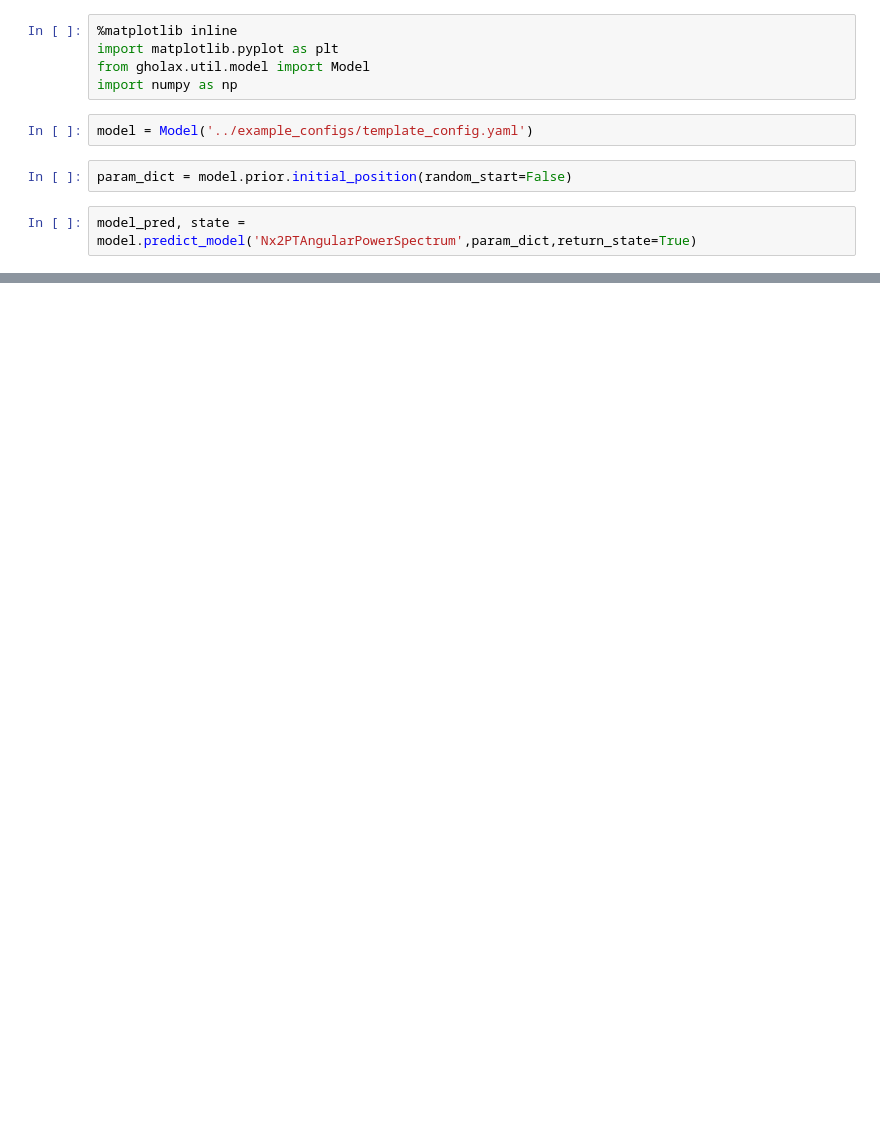
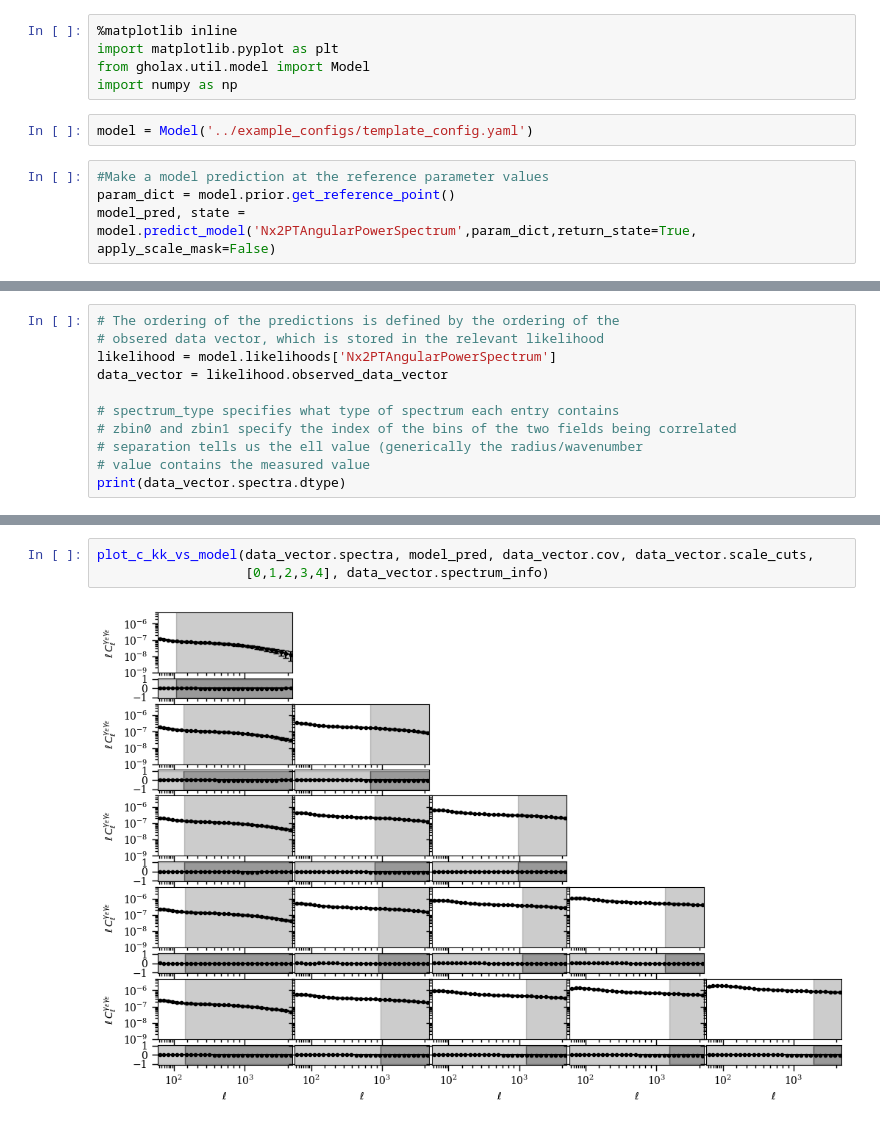
Before and after one commit to j-dr/gholax, a Jupyter notebook: examples/model_demo.ipynb, the cells around one changed output, grey strips where cells are left out. Saved outputs shown, nothing was run; the diff lists cells and outputs as text; blank space fills up the shorter version.

Commit message:
setup script and model demo updates

```diff
--- a/examples/model_demo.ipynb
+++ b/examples/model_demo.ipynb
@@ -6,6 +6,6 @@ import numpy as np
 # %%
 model = Model('../example_configs/template_config.yaml')
 # %%
-param_dict = model.prior.initial_position(random_start=False)
+#Make a model prediction at the reference parameter values
+param_dict = model.prior.get_reference_point()
+model_pred, state = model.predict_model('Nx2PTAngularPowerSpectrum',param_dict,return_state=True, apply_scale_mask=False)
-# %%
-model_pred, state = model.predict_model('Nx2PTAngularPowerSpectrum',param_dict,return_state=True)
@@ -16,0 +20,11 @@ plt.gcf().set_size_inches((10,10))
+# %%
+# The ordering of the predictions is defined by the ordering of the
+# obsered data vector, which is stored in the relevant likelihood
+likelihood = model.likelihoods['Nx2PTAngularPowerSpectrum']
+data_vector = likelihood.observed_data_vector
+
+# spectrum_type specifies what type of spectrum each entry contains
+# zbin0 and zbin1 specify the index of the bins of the two fields being correlated
+# separation tells us the ell value (generically the radius/wavenumber
+# value contains the measured value
+print(data_vector.spectra.dtype)
@@ -16,0 +86,5 @@ plt.gcf().set_size_inches((10,10))
+# %%
+plot_c_kk_vs_model(data_vector.spectra, model_pred, data_vector.cov, data_vector.scale_cuts,
+                   [0,1,2,3,4], data_vector.spectrum_info)
+# %% [output]
+[figure, added]
```
Also changed, not shown: parts of 4 cells of this notebook, 1 other file.
